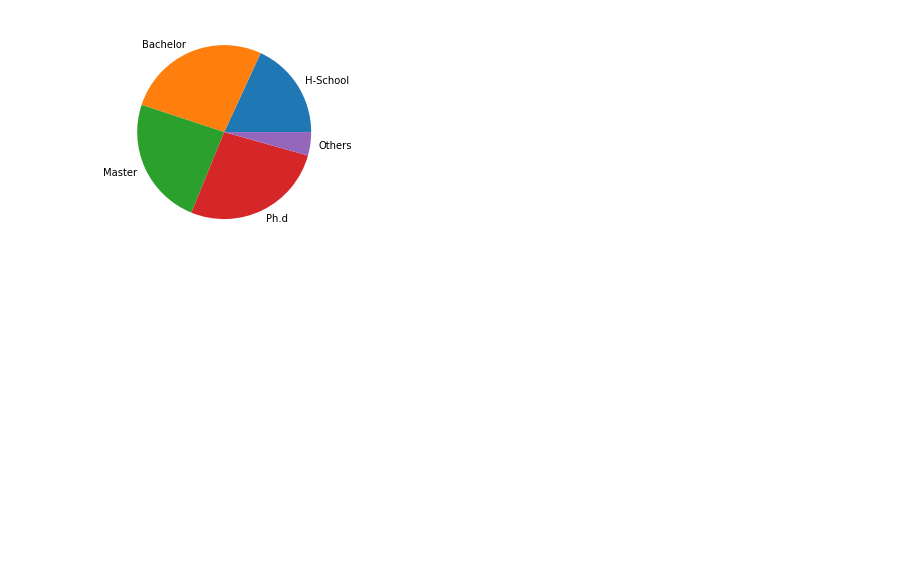
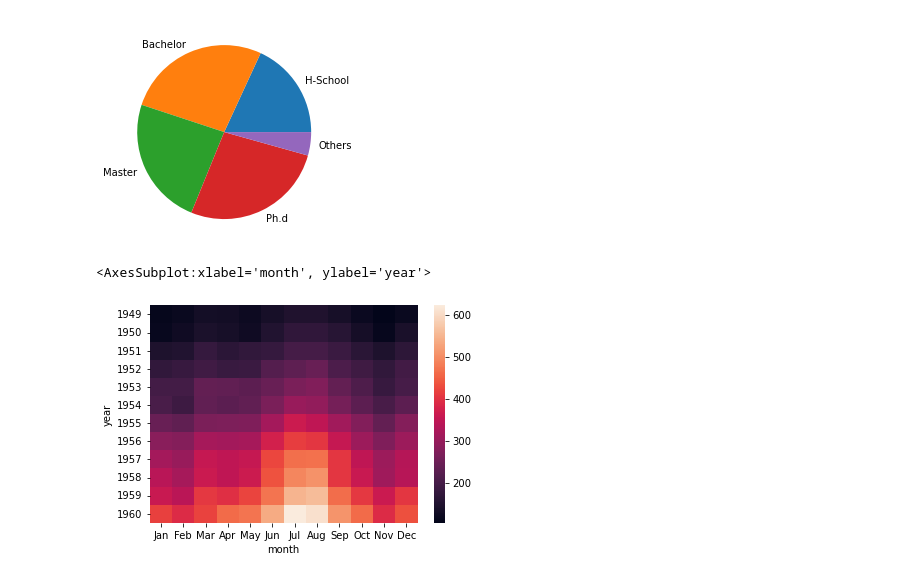
Before and after one commit to hivandu/practise, a Jupyter notebook: Python/45/45-4_p.ipynb, the cells around one changed output. Drawn from its saved outputs; the diff is of its cells as text; code cells hidden in the pictures; blank space fills up the shorter version.

```diff
--- a/Python/45/45-4_p.ipynb
+++ b/Python/45/45-4_p.ipynb
@@ -151,6 +151,9 @@ plt.pie(x=nums, labels=labels)
   Text(1.0897545367529526, -0.14978334228597634, 'Others')])
 [figure]
 # %%
-flights = sns.load_dataset('fights')
+flights = sns.load_dataset('flights')
 data = flights.pivot('year', 'month', 'passengers')
 sns.heatmap(data)
+# %% [output]
+<AxesSubplot:xlabel='month', ylabel='year'>
+[figure, added]
```
Also changed, not shown: parts of 7 cells of this notebook, 1 other file.
